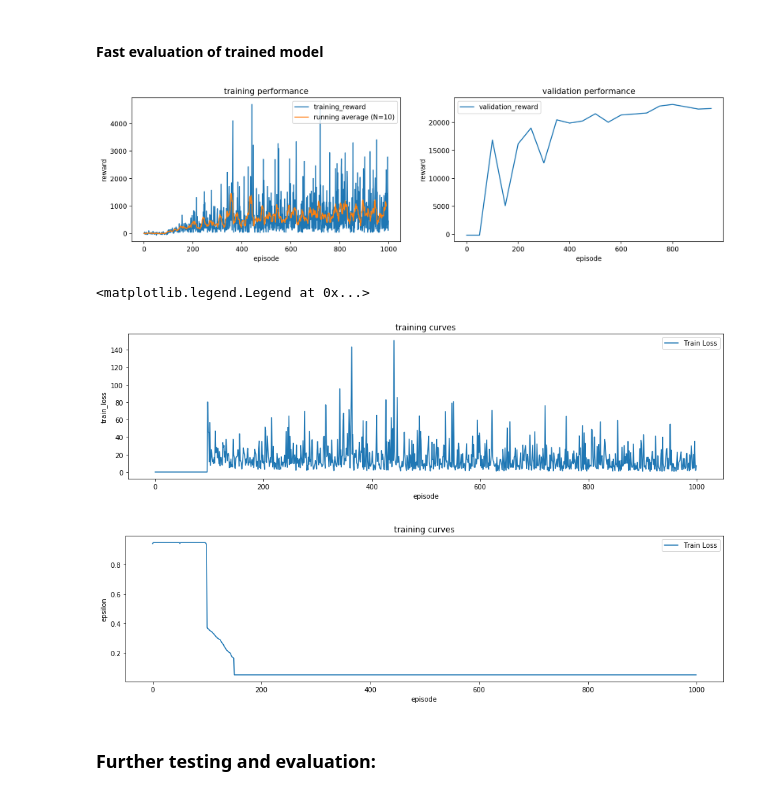
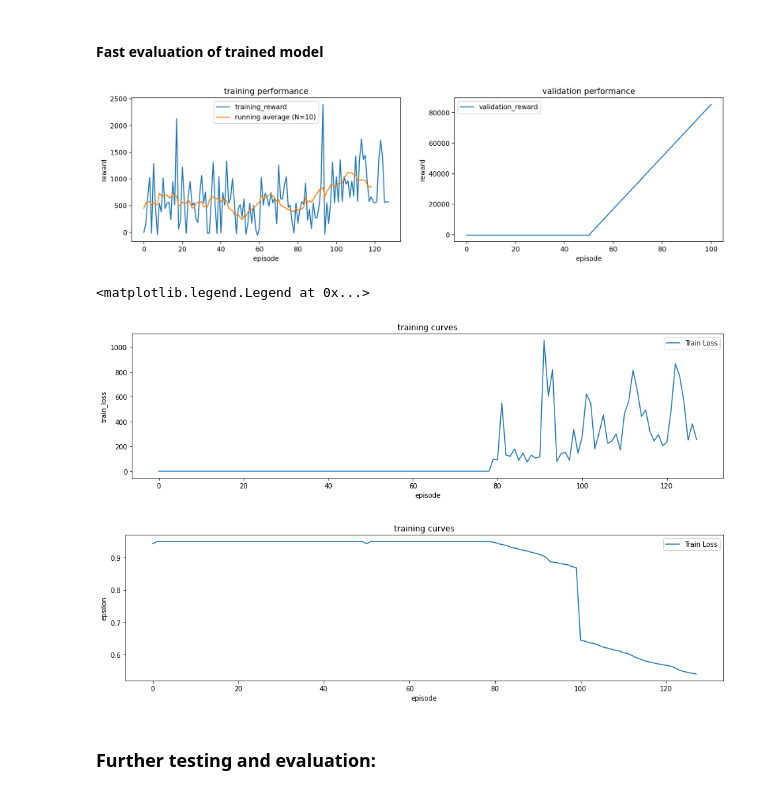
Before and after one commit to neuralcodinglab/RL-mobility, a Jupyter notebook: Python/Experiments/JAAP/Experiment 1 Evaluating multiple phosphene resolutions at different complexities [Gamma 09 LR 001].ipynb, the cells around one changed output. Drawn from its saved outputs; the diff is of its cells as text; code cells hidden in the pictures.

```diff
--- a/Python/Experiments/JAAP/Experiment 1 Evaluating multiple phosphene resolutions at different complexities [Gamma 09 LR 001].ipynb
+++ b/Python/Experiments/JAAP/Experiment 1 Evaluating multiple phosphene resolutions at different complexities [Gamma 09 LR 001].ipynb
@@ -115,6 +115,9 @@ def save_replay():
         out.write(frame)
     out.release()
 # %%
+OUT_PATH = 'Out/Exp1_nov22'
+PROGRESS = pd.read_csv(os.path.join(OUT_PATH,'_exp1_progress.csv'),index_col=0,squeeze=True)
+
 ## Training parameters
 MAX_EPISODES = 1200 # number of episodes (an episode ends after agent hits a box)
 MAX_STEPS  = 1e7 # number of optimization steps (each time step the model parameters are updated)
@@ -125,7 +128,7 @@ RESET_UPON_END_SIGNAL = {0:False,  # Nothing happened
 RESET_AFTER_NR_SIDESTEPS = 5
 REWARD_MULTIPLIER        = 1.
 
-OUT_PATH = 'Out/Exp1_Nov22'
+
 
 
 
@@ -151,8 +154,8 @@ cfg['reward_multiplier']        = REWARD_MULTIPLIER
 LR_DQN = 0.01
 GAMMA = 0.9
 
-for seed in [0,1,2,3,4]:
-    for phosphene_resolution in [5,10,18,26,34,42,50,None]:
+for seed in [0,1,2,3,4]: # done: 0,1, ; half-finished: 2
+    for phosphene_resolution in [50,5,None,10,18,26,34,42,]:
          for complexity in ['plain', 'complex']:
 
             # Condition-specific configuration
@@ -166,6 +169,11 @@ for seed in [0,1,2,3,4]:
                                                                   seed)
             model_name = model_name.replace('.', '').replace('+', '').replace(',', '')
             print(model_name)
+
+            if PROGRESS[model_name] == 'finished':
+                print('skipping... (model allready present)')
+                continue
+
             cfg['logfile'] = os.path.join(OUT_PATH,'{}_train_stats.csv'.format(model_name))
             cfg['model_path'] = os.path.join(OUT_PATH,'{}_best_model.pth'.format(model_name))
 
@@ -189,5 +197,7 @@ for seed in [0,1,2,3,4]:
             # Start training
             training.train(agent, environment, img_processing, optimizer, cfg)
             print('finished training')
+            PROGRESS.update({model_name:'finished'})
+            PROGRESS.to_csv(os.path.join(OUT_PATH,'_exp1_progress.csv'))
             save_replay()
 # %% [output]
@@ -391,38 +464,52 @@ for _ in range(cfg['stack_size'] ):
 import seaborn as sns
 import pandas as pd
 import numpy as np
 import matplotlib.pyplot as plt
 
-MODEL_NAME = 'exp1_complex_phos50_gamma05_LR001_S1'
+MODEL_NAME = 'exp1_complex_phos34_gamma09_LR001_S3'
 
-stats = pd.read_csv('./Out/Exp1_Oct29/{}_train_stats.csv'.format(MODEL_NAME))
+# exp1_plain_phos34_gamma09_LR001_S0
+# exp1_complex_phos34_gamma09_LR001_S0
+# exp1_plain_phos42_gamma09_LR001_S0
+# exp1_complex_phos42_gamma09_LR001_S0
+# exp1_plain_phos50_gamma09_LR001_S0
+# exp1_plain_phosNone_gamma09_LR001_S1
+# exp1_complex_phosNone_gamma09_LR001_S1
+# exp1_plain_phos5_gamma09_LR001_S2
+# exp1_complex_phos5_gamma09_LR001_S2
+# exp1_plain_phos10_gamma09_LR001_S2
+# exp1_complex_phos10_gamma09_LR001_S2
+# exp1_plain_phos18_gamma09_LR001_S2
+# exp1_complex_phos18_gamma09_LR001_S2
+
+stats = pd.read_csv(os.path.join(OUT_PATH,'{}_train_stats.csv'.format(MODEL_NAME)))
 
 plt.figure(figsize = (16,4),dpi=200)
 plt.subplot(1,2,1)
 sns.lineplot(data= stats.loc[stats.validation==0],x='episode', y='reward')
 plt.plot(np.convolve(stats.loc[stats.validation==0].reward,np.ones(10)/10,mode='valid'))
 plt.title('training performance')
 plt.legend(['training_reward', 'running average (N=10)'])
 plt.subplot(1,2,2)
 sns.lineplot(data= stats.loc[stats.validation==1],x='episode', y='reward')
 plt.title('validation performance')
 plt.legend(['validation_reward'])
 plt.show()
 
 plt.figure(figsize = (16,4))
 sns.lineplot(data= stats.loc[stats.validation==0],x='episode', y='train_loss')
 plt.title('training curves')
 plt.legend(['Train Loss'])
 
 plt.figure(figsize = (16,4))
 sns.lineplot(data= stats.loc[stats.validation==0],x='episode', y='epsilon')
 plt.title('training curves')
 plt.legend(['Train Loss'])
 # %% [output]
-[figure, old version]
+[figure, new version]
 <matplotlib.legend.Legend at 0x...>
-[figure, old version]
+[figure, new version]
-[figure, old version]
+[figure, new version]
 # %% [markdown]
 ### Further testing and evaluation:
 # %%
```
Also changed, not shown: parts of 13 cells of this notebook, 4 other files.
